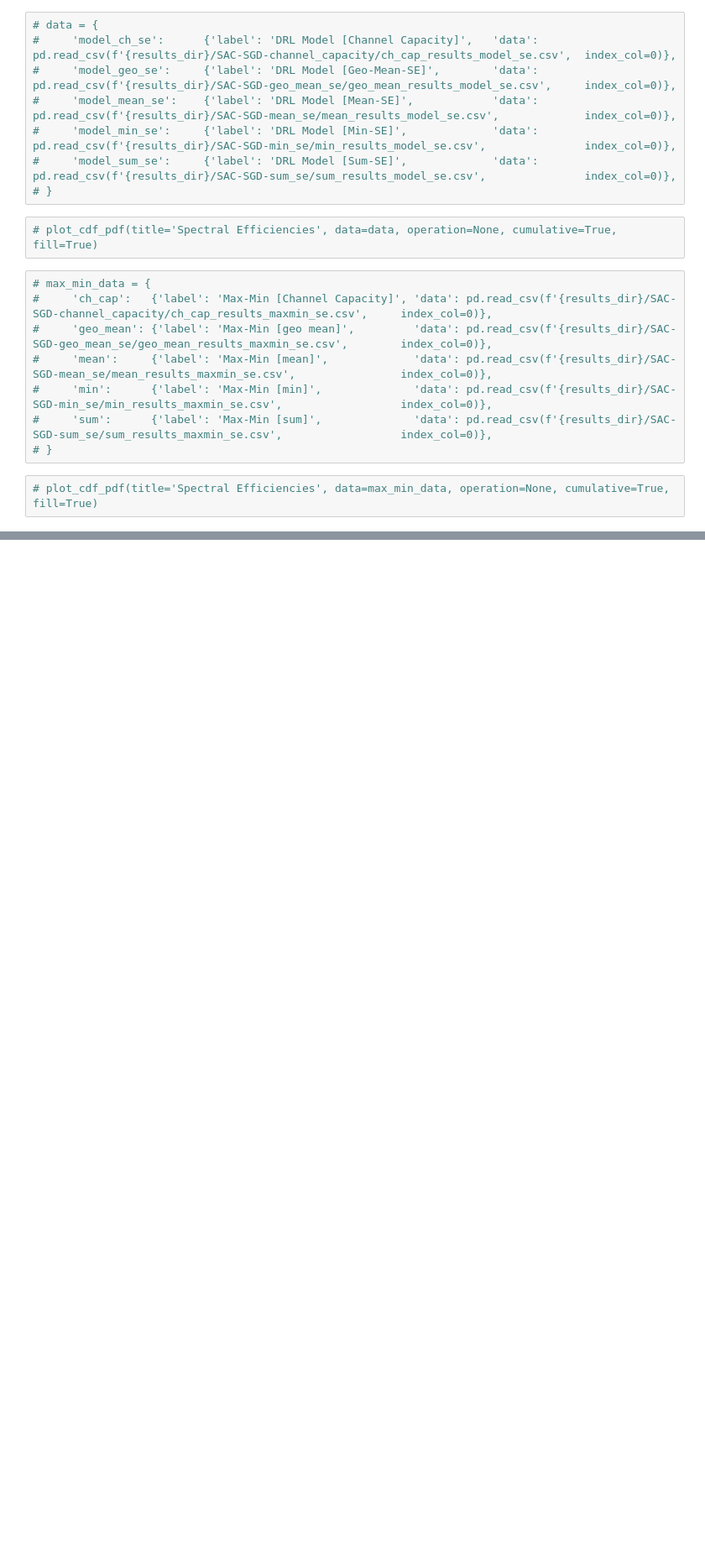
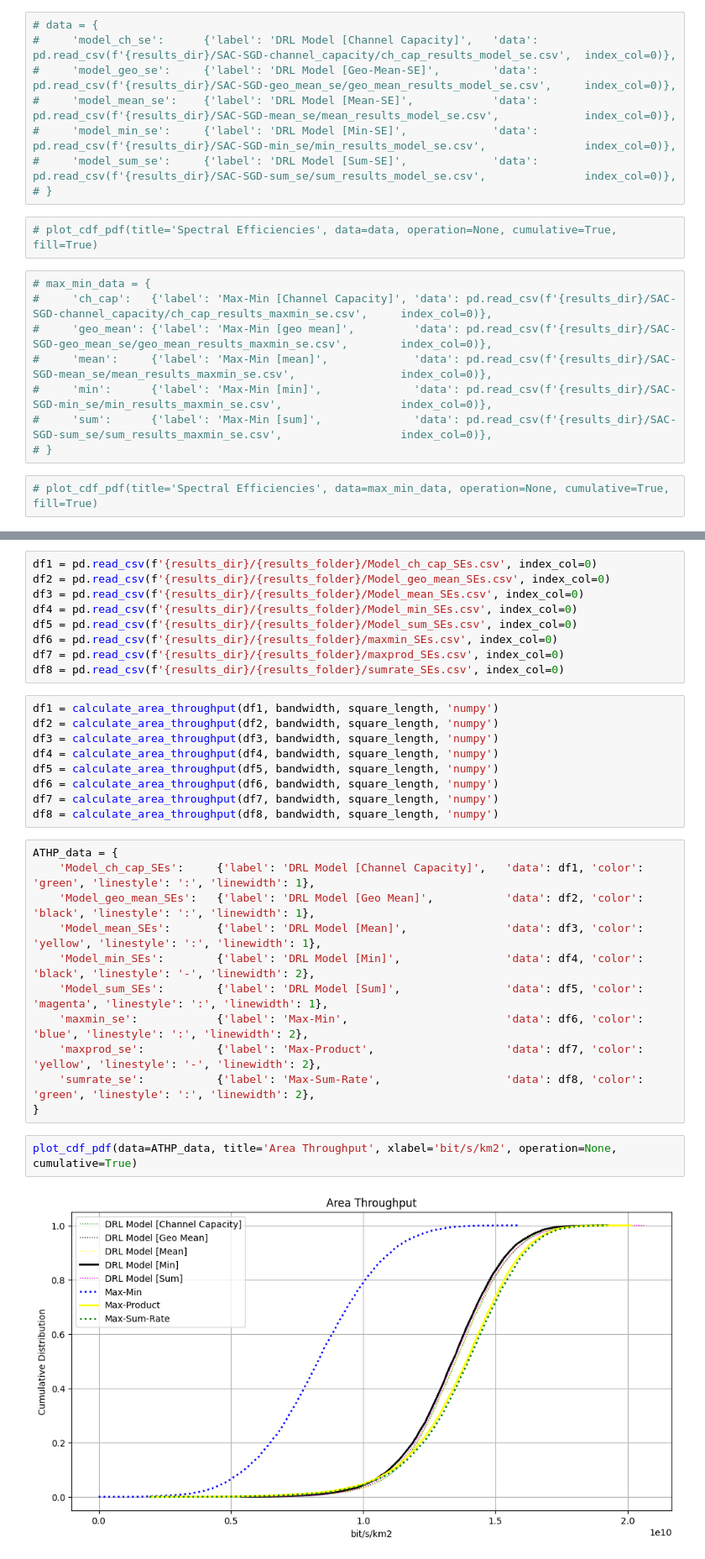
Before and after one commit to mahmoud-atwi/DRL-Cell-Free-Massive-MIMO-Uplink-Power-Control, a Jupyter notebook: benchmarking.ipynb, the cells around one changed output, grey strips where cells are left out. Shown at 84% size. Drawn from its saved outputs; the diff is of its cells as text; blank space fills up the shorter version.

```diff
--- a/benchmarking.ipynb
+++ b/benchmarking.ipynb
@@ -158,0 +159,33 @@ compare_cdfs_moments(data)['Ranked Models']
+# %%
+df1 = pd.read_csv(f'{results_dir}/{results_folder}/Model_ch_cap_SEs.csv', index_col=0)
+df2 = pd.read_csv(f'{results_dir}/{results_folder}/Model_geo_mean_SEs.csv', index_col=0)
+df3 = pd.read_csv(f'{results_dir}/{results_folder}/Model_mean_SEs.csv', index_col=0)
+df4 = pd.read_csv(f'{results_dir}/{results_folder}/Model_min_SEs.csv', index_col=0)
+df5 = pd.read_csv(f'{results_dir}/{results_folder}/Model_sum_SEs.csv', index_col=0)
+df6 = pd.read_csv(f'{results_dir}/{results_folder}/maxmin_SEs.csv', index_col=0)
+df7 = pd.read_csv(f'{results_dir}/{results_folder}/maxprod_SEs.csv', index_col=0)
+df8 = pd.read_csv(f'{results_dir}/{results_folder}/sumrate_SEs.csv', index_col=0)
+# %%
+df1 = calculate_area_throughput(df1, bandwidth, square_length, 'numpy')
+df2 = calculate_area_throughput(df2, bandwidth, square_length, 'numpy')
+df3 = calculate_area_throughput(df3, bandwidth, square_length, 'numpy')
+df4 = calculate_area_throughput(df4, bandwidth, square_length, 'numpy')
+df5 = calculate_area_throughput(df5, bandwidth, square_length, 'numpy')
+df6 = calculate_area_throughput(df6, bandwidth, square_length, 'numpy')
+df7 = calculate_area_throughput(df7, bandwidth, square_length, 'numpy')
+df8 = calculate_area_throughput(df8, bandwidth, square_length, 'numpy')
+# %%
+ATHP_data = {
+    'Model_ch_cap_SEs':     {'label': 'DRL Model [Channel Capacity]',   'data': df1, 'color': 'green', 'linestyle': ':', 'linewidth': 1},
+    'Model_geo_mean_SEs':   {'label': 'DRL Model [Geo Mean]',           'data': df2, 'color': 'black', 'linestyle': ':', 'linewidth': 1},
+    'Model_mean_SEs':       {'label': 'DRL Model [Mean]',               'data': df3, 'color': 'yellow', 'linestyle': ':', 'linewidth': 1},
+    'Model_min_SEs':        {'label': 'DRL Model [Min]',                'data': df4, 'color': 'black', 'linestyle': '-', 'linewidth': 2},
+    'Model_sum_SEs':        {'label': 'DRL Model [Sum]',                'data': df5, 'color': 'magenta', 'linestyle': ':', 'linewidth': 1},
+    'maxmin_se':            {'label': 'Max-Min',                        'data': df6, 'color': 'blue', 'linestyle': ':', 'linewidth': 2},
+    'maxprod_se':           {'label': 'Max-Product',                    'data': df7, 'color': 'yellow', 'linestyle': '-', 'linewidth': 2},
+    'sumrate_se':           {'label': 'Max-Sum-Rate',                   'data': df8, 'color': 'green', 'linestyle': ':', 'linewidth': 2},
+}
+# %%
+plot_cdf_pdf(data=ATHP_data, title='Area Throughput', xlabel='bit/s/km2', operation=None, cumulative=True)
+# %% [output]
+[figure, added]
```
Also changed, not shown: parts of 17 cells of this notebook.
